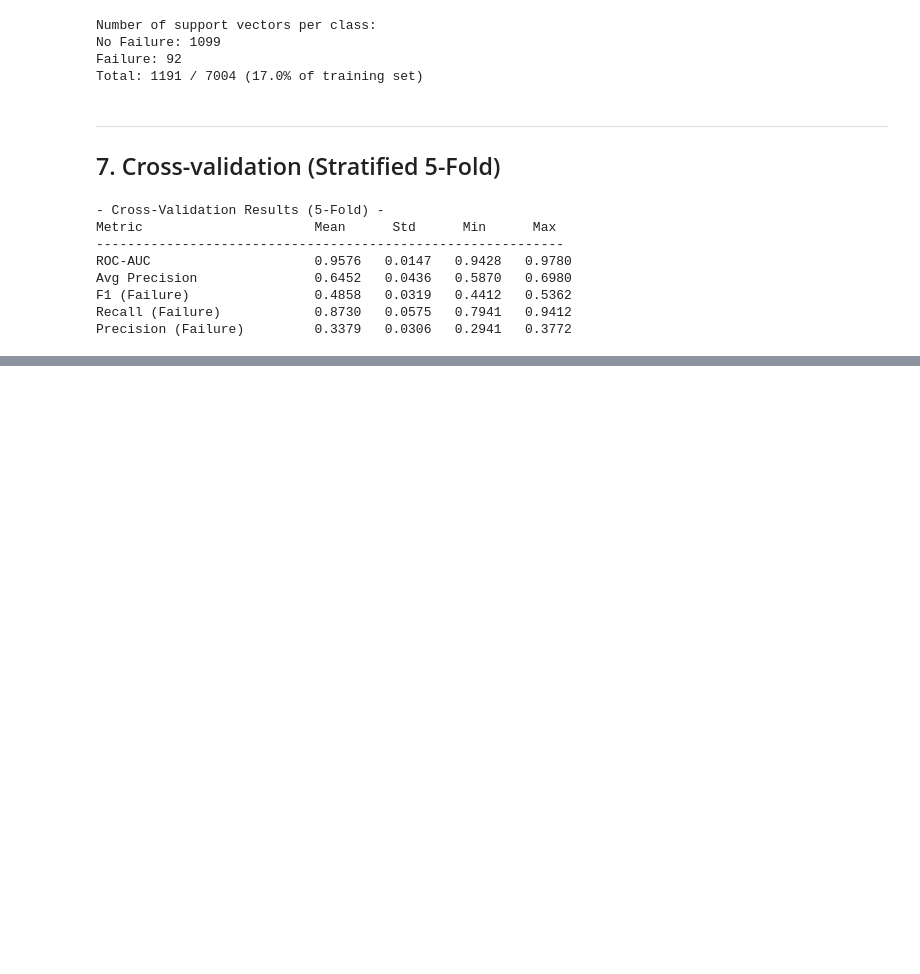
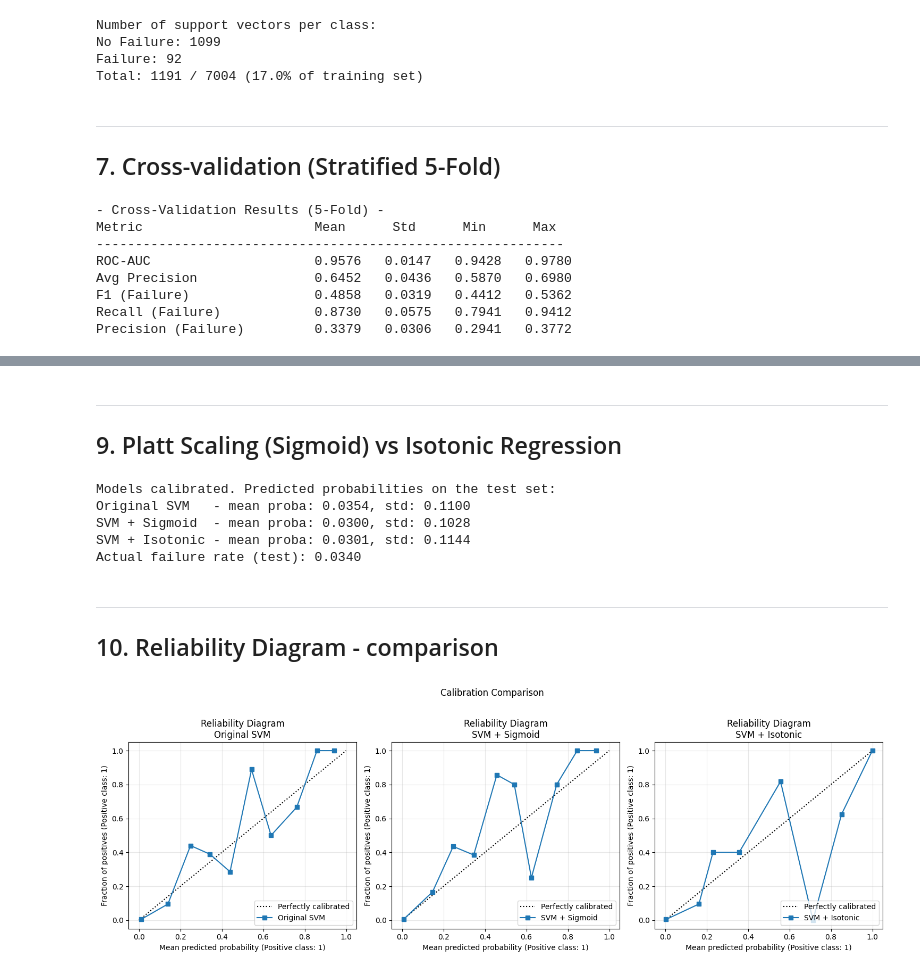
Before and after one commit to hadoyyo/Machine-Predictive-Maintenance-Expert-System, a Jupyter notebook: svm_model.ipynb, the cells around one changed output, grey strips where cells are left out. Drawn from its saved outputs; the diff is of its cells as text; code cells hidden in the pictures; blank space fills up the shorter version.

```diff
--- a/svm_model.ipynb
+++ b/svm_model.ipynb
@@ -216,0 +254,57 @@ Precision (Failure)         0.3379   0.0306   0.2941   0.3772
+# %% [markdown]
+---
+## 9. Platt Scaling (Sigmoid) vs Isotonic Regression
+# %%
+base_svm = SVC(
+    kernel='rbf', C=10, gamma='scale',
+    class_weight='balanced', probability=False, random_state=17
+)
+
+base_svm.fit(X_train_sc, y_train)
+
+svm_sigmoid  = CalibratedClassifierCV(base_svm, method='sigmoid',  cv='prefit')
+svm_isotonic = CalibratedClassifierCV(base_svm, method='isotonic', cv='prefit')
+
+svm_sigmoid.fit(X_calib_sc,  y_calib)
+svm_isotonic.fit(X_calib_sc, y_calib)
+
+y_proba_sigmoid  = svm_sigmoid.predict_proba(X_test_sc)[:, 1]
+y_proba_isotonic = svm_isotonic.predict_proba(X_test_sc)[:, 1]
+
+y_proba = svm.predict_proba(X_test_sc)[:, 1]  # original trained SVM
+
+print('Models calibrated. Predicted probabilities on the test set:')
+print(f'Original SVM   - mean proba: {y_proba.mean():.4f}, std: {y_proba.std():.4f}')
+print(f'SVM + Sigmoid  - mean proba: {y_proba_sigmoid.mean():.4f}, std: {y_proba_sigmoid.std():.4f}')
+print(f'SVM + Isotonic - mean proba: {y_proba_isotonic.mean():.4f}, std: {y_proba_isotonic.std():.4f}')
+print(f'Actual failure rate (test): {y_test.mean():.4f}')
+# %% [output]
+Models calibrated. Predicted probabilities on the test set:
+Original SVM   - mean proba: 0.0354, std: 0.1100
+SVM + Sigmoid  - mean proba: 0.0300, std: 0.1028
+SVM + Isotonic - mean proba: 0.0301, std: 0.1144
+Actual failure rate (test): 0.0340
+# %% [markdown]
+---
+## 10. Reliability Diagram - comparison
+# %%
+fig, axes = plt.subplots(1, 3, figsize=(15, 5))
+
+models_info = [
+    (y_proba, 'Original SVM',   axes[0]),
+    (y_proba_sigmoid, 'SVM + Sigmoid',  axes[1]),
+    (y_proba_isotonic, 'SVM + Isotonic', axes[2]),
+]
+
+for proba, name, ax in models_info:
+    CalibrationDisplay.from_predictions(
+        y_test, proba, n_bins=10, ax=ax, name=name
+    )
+    ax.set_title(f'Reliability Diagram\n{name}')
+    ax.grid(True, alpha=0.3)
+
+plt.suptitle('Calibration Comparison', fontsize=12, y=1.02)
+plt.tight_layout()
+plt.show()
+# %% [output]
+[figure, added]
```
Also changed, not shown: parts of 4 cells of this notebook.
